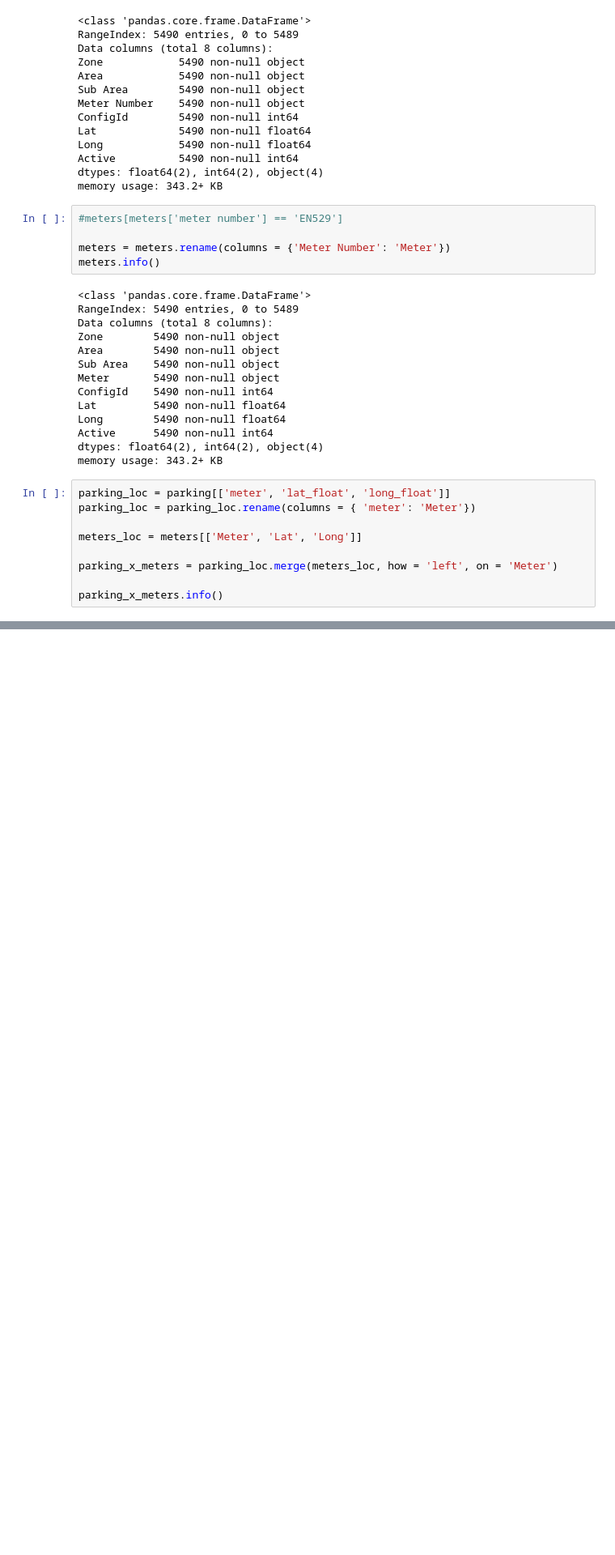
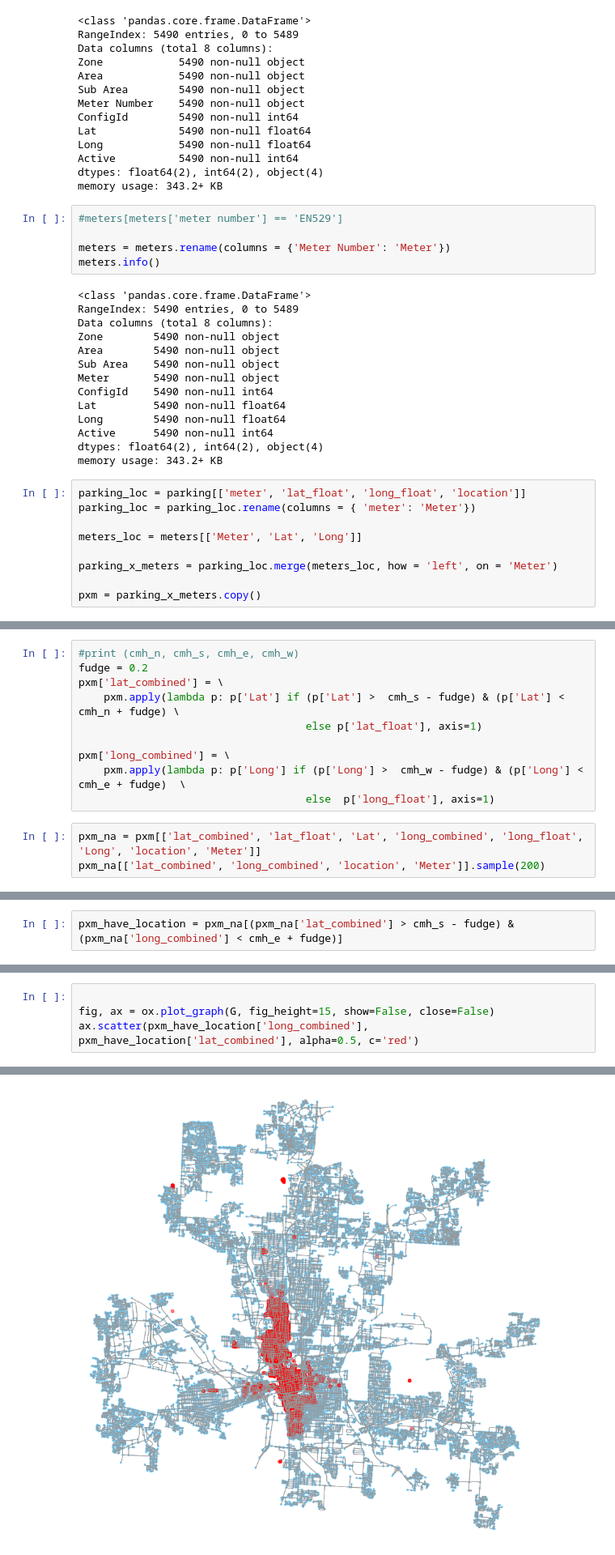
Before and after one commit to osofariu/cmh-parking-tickets, a Jupyter notebook: notebooks/Cmh_Parking_Violation.ipynb, the cells around one changed output, grey strips where cells are left out. Shown at 81% size. Saved outputs shown, nothing was run; the diff lists cells and outputs as text; blank space fills up the shorter version.

Commit message:
showing violations on map when meter is known

```diff
--- a/notebooks/Cmh_Parking_Violation.ipynb
+++ b/notebooks/Cmh_Parking_Violation.ipynb
@@ -126,11 +102,11 @@ Active      5490 non-null int64
 dtypes: float64(2), int64(2), object(4)
 memory usage: 343.2+ KB
 # %%
-parking_loc = parking[['meter', 'lat_float', 'long_float']]
+parking_loc = parking[['meter', 'lat_float', 'long_float', 'location']]
 parking_loc = parking_loc.rename(columns = { 'meter': 'Meter'})
 
 meters_loc = meters[['Meter', 'Lat', 'Long']]
 
 parking_x_meters = parking_loc.merge(meters_loc, how = 'left', on = 'Meter')
 
-parking_x_meters.info()
+pxm = parking_x_meters.copy()
@@ -206,0 +113,13 @@ infraction_locations_from_meters[infraction_locations_from_meters['lat_float'] >
+# %%
+#print (cmh_n, cmh_s, cmh_e, cmh_w)
+fudge = 0.2
+pxm['lat_combined'] = \
+    pxm.apply(lambda p: p['Lat'] if (p['Lat'] >  cmh_s - fudge) & (p['Lat'] < cmh_n + fudge) \
+                                    else p['lat_float'], axis=1)
+
+pxm['long_combined'] = \
+    pxm.apply(lambda p: p['Long'] if (p['Long'] >  cmh_w - fudge) & (p['Long'] < cmh_e + fudge)  \
+                                    else  p['long_float'], axis=1)
+# %%
+pxm_na = pxm[['lat_combined', 'lat_float', 'Lat', 'long_combined', 'long_float', 'Long', 'location', 'Meter']]
+pxm_na[['lat_combined', 'long_combined', 'location', 'Meter']].sample(200)
@@ -206,0 +144,2 @@ infraction_locations_from_meters[infraction_locations_from_meters['lat_float'] >
+# %%
+pxm_have_location = pxm_na[(pxm_na['lat_combined'] > cmh_s - fudge) & (pxm_na['long_combined'] < cmh_e + fudge)]
@@ -206,0 +152,5 @@ infraction_locations_from_meters[infraction_locations_from_meters['lat_float'] >
+# %%
+
+fig, ax = ox.plot_graph(G, fig_height=15, show=False, close=False)
+ax.scatter(pxm_have_location['long_combined'], pxm_have_location['lat_combined'], alpha=0.5, c='red')
+# %% [output]
@@ -206,0 +158 @@ infraction_locations_from_meters[infraction_locations_from_meters['lat_float'] >
+[figure, added]
```
Also changed, not shown: parts of 15 cells of this notebook.
